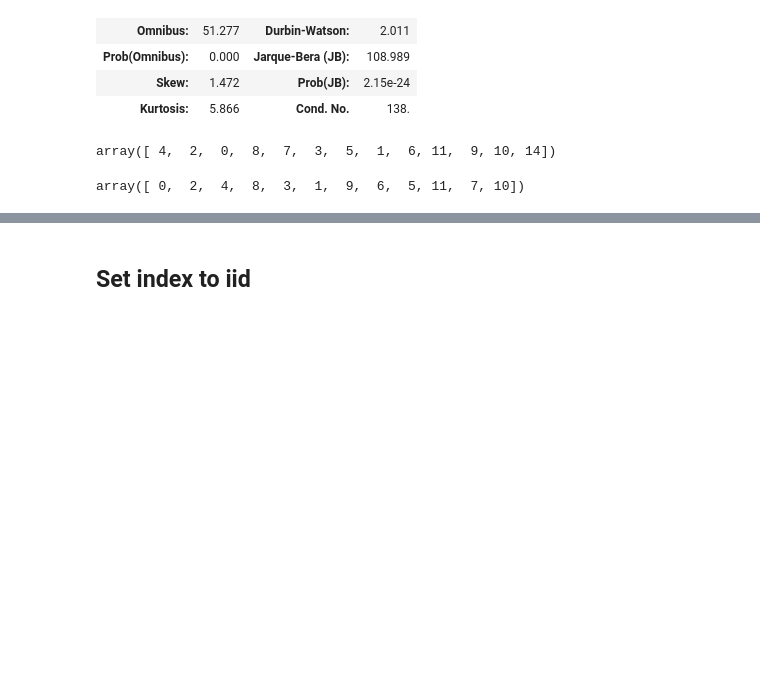
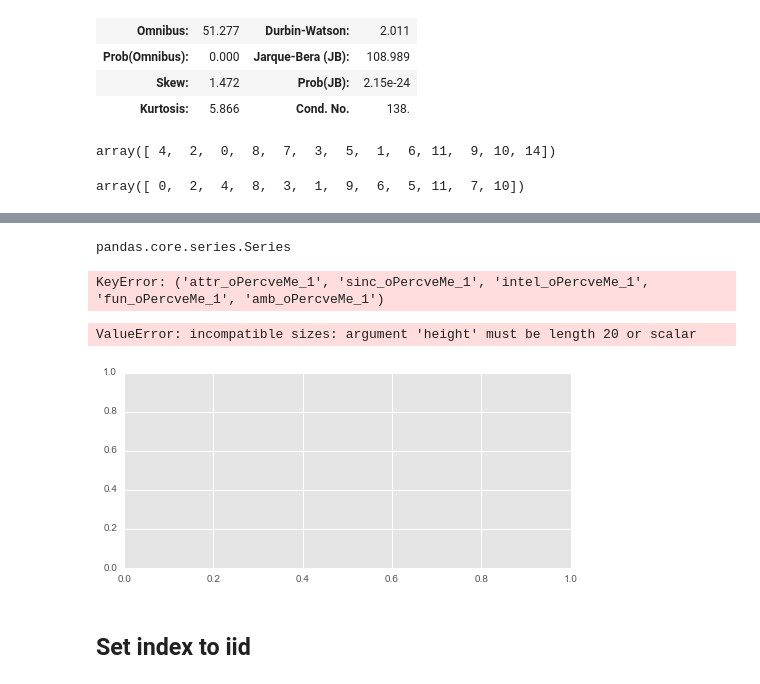
Before and after one commit to MirandaRemmer/DS-SF-23-work, a Jupyter notebook: final-project - MR/4/SpeedDatingDataset_FinalProject_REMMER_draft2.ipynb, the cells around one changed output, grey strips where cells are left out. Cells and saved outputs as stored; diff of their text form; code cells hidden in the pictures; blank space fills up the shorter version.

```diff
--- a/final-project - MR/3/SpeedDatingDataset_FinalProject_REMMER_draft2.ipynb
+++ b/final-project - MR/4/SpeedDatingDataset_FinalProject_REMMER_draft2.ipynb
@@ -1588,0 +1605,3 @@ array([ 0,  2,  4,  8,  3,  1,  9,  6,  5, 11,  7, 10])
+# %%
+#calculate the average amt of people someone matched with that they wanted to date
+df_female_condensed['dec_match_ave'] =  df_female_condensed.match_sum/df_female_condensed.dec_sum
@@ -1588,0 +1667,6 @@ array([ 0,  2,  4,  8,  3,  1,  9,  6,  5, 11,  7, 10])
+# %%
+pd.set_option('display.max_rows', 15) #set back to original size
+
+#looking at null values for new column of data; creating new df
+dec_match_ave = df_female_condensed[df_female_condensed['dec_match_ave'].isnull()]
+dec_match_ave[['iid', 'dec_sum', 'match_sum', 'dec_match_ave']]
@@ -1588,0 +1691,5 @@ array([ 0,  2,  4,  8,  3,  1,  9,  6,  5, 11,  7, 10])
+# %%
+#cleaning rows to replace NaN values with 0
+
+df_female_condensed = cleanFeatDF('dec_match_ave', df_female_condensed, dec_match_ave)
+df_female_condensed[['iid', 'dec_sum', 'match_sum', 'dec_match_ave']]
@@ -1589,3 +1845,44 @@ array([ 0,  2,  4,  8,  3,  1,  9,  6,  5, 11,  7, 10])
+# %%
+type(df_female_condensed.attr_oPercveMe_1)
+# %% [output]
+pandas.core.series.Series
+# %%
+#view oPercvMe1 vs. oPercvMe1 for females (before and after the experiment)
+before = df_female_condensed['attr_oPercveMe_1', 'sinc_oPercveMe_1', 'intel_oPercveMe_1', 'fun_oPercveMe_1','amb_oPercveMe_1']
+after = df_female_condensed['attr_oPercveMe_2', 'sinc_oPercveMe_2', 'intel_oPercveMe_2', 'fun_oPercveMe_2','amb_oPercveMe_2']
+labels=[x+'_oPercveMe'for x in list('attr, sinc, intel, fun, amb')]
+fig, ax = plt.subplots(figsize = (8, 3.5))
+width = 0.4 #bar width
+xlocs = np.arange(len(before))
+ax.bar(xlocs-width, before, width, color = 'wheat', label = 'signup survey')
+ax.bar(xlocs, after, width, color = '#8B7E66', label = 'after experiment')
+ax.set_xticks(ticks=range(len(before)))
+ax.set_xticklabels(labels)
+ax.yaxis.grid(True)
+ax.legend(loc='best')
+ax.set_ylabel ('Mean rating for self-perception scores')
+fig.subtutke('Group results time in survey')
+fig.tight_layout(pad=1)
+# %% [output]
+KeyError: ('attr_oPercveMe_1', 'sinc_oPercveMe_1', 'intel_oPercveMe_1', 'fun_oPercveMe_1', 'amb_oPercveMe_1')
+# %%
+#view dec_sum and match_sum
+labels=['']
+fig, ax = plt.subplots(figsize = (8, 3.5))
+width = 0.4 #bar width
+xlocs = np.arange(len(df_female_condensed.dec_sum.unique()))
+ax.bar(xlocs-width, df_female_condensed.dec_sum, width, color = 'wheat', label = 'dec_sum')
+ax.bar(xlocs, df_female_condensed.match_sum, width, color = '#8B7E66', label = 'match_sum')
+ax.set_xticks(ticks=range(len(df_female_condensed.dec_sum.unique())))
+ax.set_xticklabels(labels)
+ax.yaxis.grid(True)
+ax.legend(loc='best')
+ax.set_ylabel ('Mean yes result')
+fig.subtutke('Group results by sum of matches and sum of decisions')
+fig.tight_layout(pad=1)
+# %% [output]
+ValueError: incompatible sizes: argument 'height' must be length 20 or scalar
+[figure, added]
 # %% [markdown]
 ## Set index to iid
 # %%
```
Also changed, not shown: parts of 17 cells of this notebook, 6 other files.
